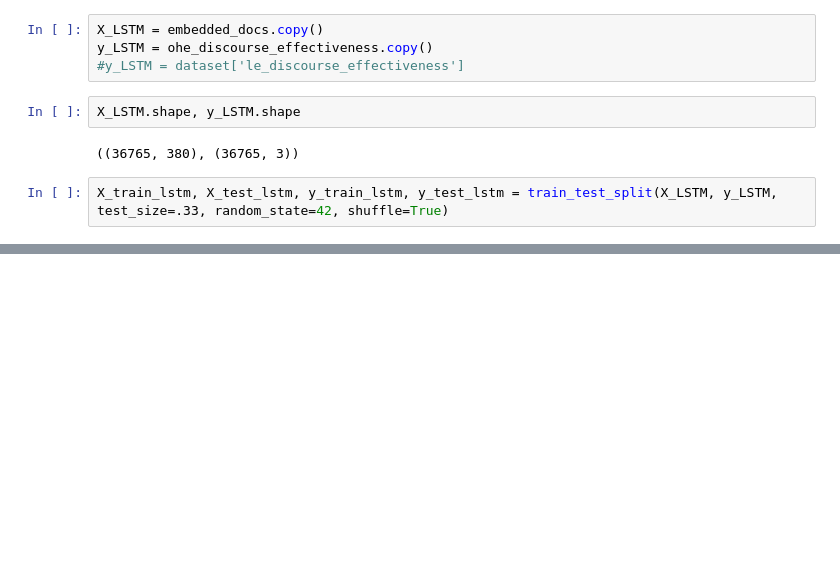
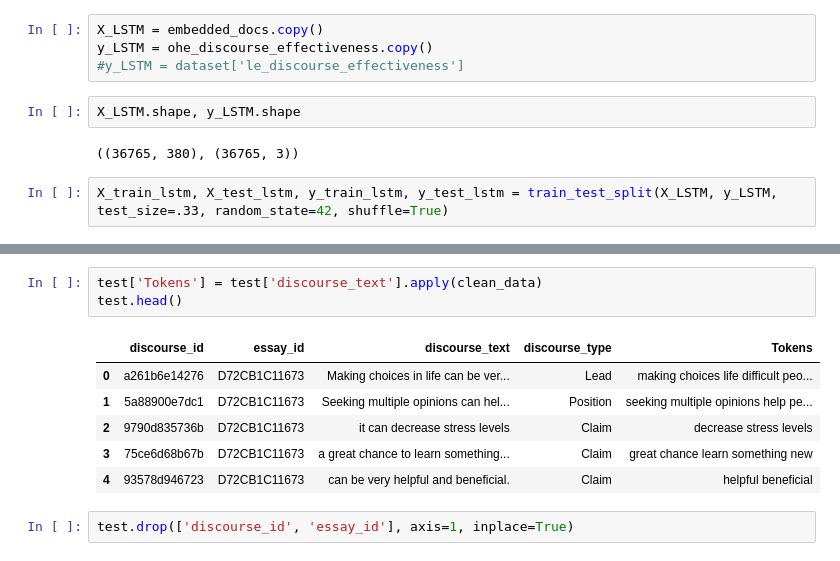
Before and after one commit to PriyeshDave/Kaggle-Competitions, a Jupyter notebook: Predicting Effective Arguments/Code/Modeling.ipynb, the cells around one changed output, grey strips where cells are left out. Saved outputs shown, nothing was run; the diff lists cells and outputs as text; blank space fills up the shorter version.

```diff
--- a/Predicting Effective Arguments/Code/Modeling.ipynb
+++ b/Predicting Effective Arguments/Code/Modeling.ipynb
@@ -254,0 +315,12 @@ Epoch 2/100
+# %%
+test['Tokens'] = test['discourse_text'].apply(clean_data)
+test.head()
+# %% [output]
+|  | discourse_id | essay_id | discourse_text | discourse_type | Tokens |
+| 0 | a261b6e14276 | D72CB1C11673 | Making choices in life can be ver... | Lead | making choices life difficult peo... |
+| 1 | 5a88900e7dc1 | D72CB1C11673 | Seeking multiple opinions can hel... | Position | seeking multiple opinions help pe... |
+| 2 | 9790d835736b | D72CB1C11673 | it can decrease stress levels | Claim | decrease stress levels |
+| 3 | 75ce6d68b67b | D72CB1C11673 | a great chance to learn something... | Claim | great chance learn something new |
+| 4 | 93578d946723 | D72CB1C11673 | can be very helpful and beneficial. | Claim | helpful beneficial |
+# %%
+test.drop(['discourse_id', 'essay_id'], axis=1, inplace=True)
```
Also changed, not shown: parts of 17 cells of this notebook.
